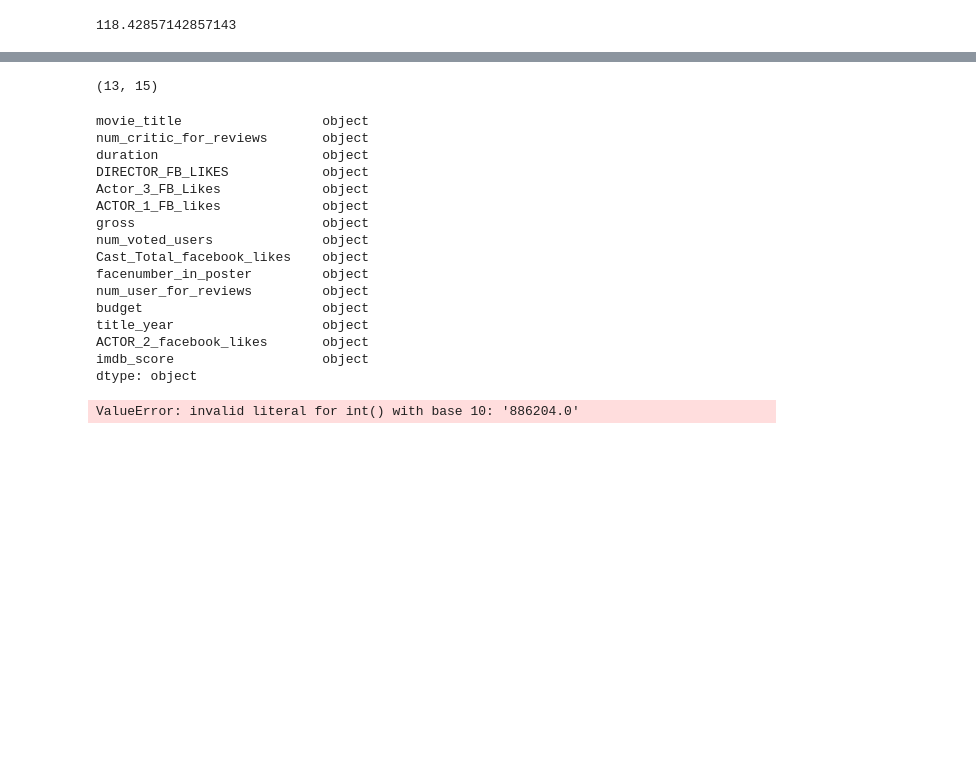
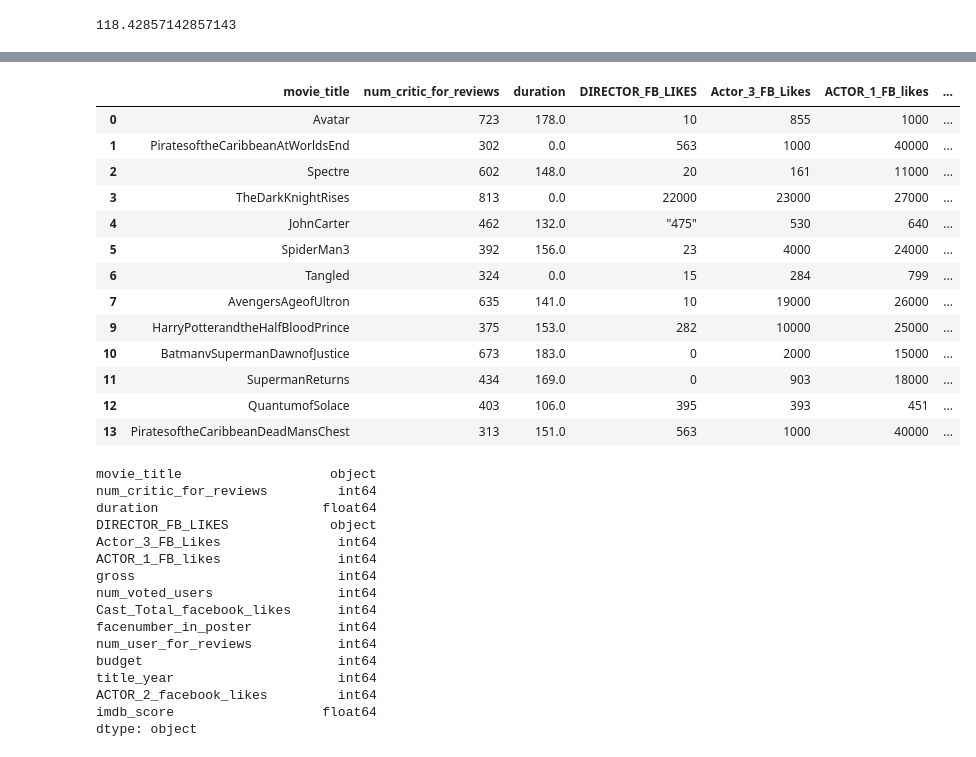
Before and after one commit to singammanasvi9440/Data_Analysis, a Jupyter notebook: Data_cleaning_2.ipynb, the cells around one changed output, grey strips where cells are left out. Drawn from its saved outputs; the diff is of its cells as text; code cells hidden in the pictures; blank space fills up the shorter version.

```diff
--- a/Data_cleaning_2.ipynb
+++ b/Data_cleaning_2.ipynb
@@ -131,37 +131,46 @@ df.fillna(df['duration'].mean())
 # %%
 df.drop_duplicates('movie_title',inplace=True)
 # %%
-df['movie_title']=df['movie_title'].str.replace('[^a-zA-Z0-9]','')
-df = df.astype(str)
+df['movie_title'] = df['movie_title'].str.replace('[^a-zA-Z0-9]', '')
+df
+# %% [output]
+|  | movie_title | num_critic_for_reviews | duration | DIRECTOR_FB_LIKES | Actor_3_FB_Likes | ACTOR_1_FB_likes | ... |
+| 0 | Avatar | 723 | 178.0 | 10 | 855 | 1000 | ... |
+| 1 | PiratesoftheCaribbeanAtWorldsEnd | 302 | 0.0 | 563 | 1000 | 40000 | ... |
+| 2 | Spectre | 602 | 148.0 | 20 | 161 | 11000 | ... |
+| 3 | TheDarkKnightRises | 813 | 0.0 | 22000 | 23000 | 27000 | ... |
+| 4 | JohnCarter | 462 | 132.0 | "475" | 530 | 640 | ... |
+| 5 | SpiderMan3 | 392 | 156.0 | 23 | 4000 | 24000 | ... |
+| 6 | Tangled | 324 | 0.0 | 15 | 284 | 799 | ... |
+| 7 | AvengersAgeofUltron | 635 | 141.0 | 10 | 19000 | 26000 | ... |
+| 9 | HarryPotterandtheHalfBloodPrince | 375 | 153.0 | 282 | 10000 | 25000 | ... |
+| 10 | BatmanvSupermanDawnofJustice | 673 | 183.0 | 0 | 2000 | 15000 | ... |
+| 11 | SupermanReturns | 434 | 169.0 | 0 | 903 | 18000 | ... |
+| 12 | QuantumofSolace | 403 | 106.0 | 395 | 393 | 451 | ... |
+| 13 | PiratesoftheCaribbeanDeadMansChest | 313 | 151.0 | 563 | 1000 | 40000 | ... |
-# %%
-df.shape
-# %% [output]
-(13, 15)
 # %%
 df.dtypes
 # %% [output]
-movie_title                  object
-num_critic_for_reviews       object
-duration                     object
-DIRECTOR_FB_LIKES            object
-Actor_3_FB_Likes             object
-ACTOR_1_FB_likes             object
-gross                        object
-num_voted_users              object
-Cast_Total_facebook_likes    object
-facenumber_in_poster         object
-num_user_for_reviews         object
-budget                       object
-title_year                   object
-ACTOR_2_facebook_likes       object
-imdb_score                   object
+movie_title                   object
+num_critic_for_reviews         int64
+duration                     float64
+DIRECTOR_FB_LIKES             object
+Actor_3_FB_Likes               int64
+ACTOR_1_FB_likes               int64
+gross                          int64
+num_voted_users                int64
+Cast_Total_facebook_likes      int64
+facenumber_in_poster           int64
+num_user_for_reviews           int64
+budget                         int64
+title_year                     int64
+ACTOR_2_facebook_likes         int64
+imdb_score                   float64
 dtype: object
 # %%
 col=['num_voted_users','Cast_Total_facebook_likes','facenumber_in_poster','ACTOR_2_facebook_likes']
 # %%
 df[col] = df[col].astype(int) # modifying data type of multiple columns at a time  on original dataset
-# %% [output]
-ValueError: invalid literal for int() with base 10: '886204.0'
 # %%
 df.dtypes
 # %% [output]
```
Also changed, not shown: parts of 5 cells of this notebook.
